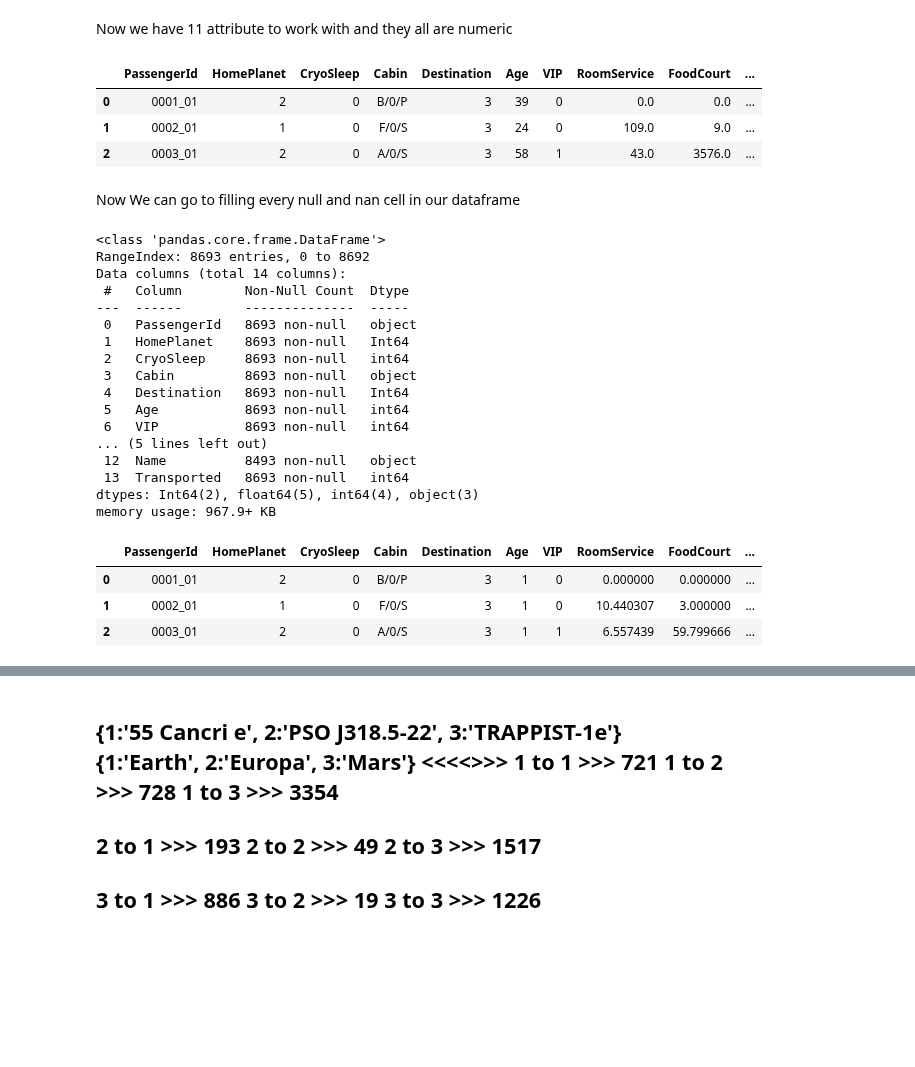
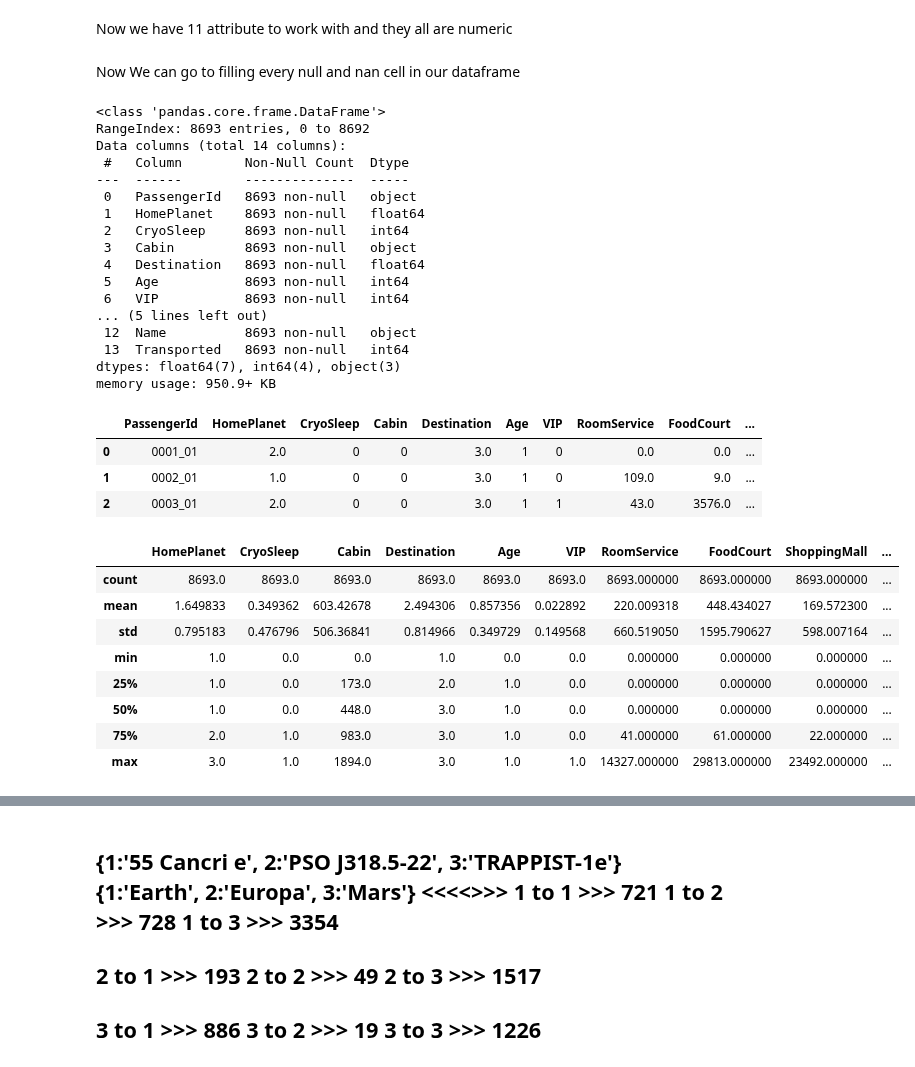
Before and after one commit to Sadeqsoli/SpaceTitanicSurvivors, a Jupyter notebook: spacetitanicsurvivors.ipynb, the cells around one changed output, grey strips where cells are left out. Drawn from its saved outputs; the diff is of its cells as text; code cells hidden in the pictures; blank space fills up the shorter version.

```diff
--- a/spacetitanicsurvivors.ipynb
+++ b/spacetitanicsurvivors.ipynb
@@ -82,13 +92,5 @@ Destination: {'55 Cancri e', 'PSO J318.5-22', 'TRAPPIST-1e', nan}
 letter_to_int = {'A': 1, 'B': 2, 'C': 3, 'D': 4, 'E': 5, 'F': 6, 'G': 7, 'H': 8, 'I': 9, 'J': 10}
 # %% [markdown]
 Now we have 11 attribute to work with and they all are numeric
-# %%
-df[['HomePlanet', 'CryoSleep', 'Destination', 'Age', 'VIP']] = df[['HomePlanet', 'CryoSleep', 'Destination', 'Age', 'VIP']].astype('Int64')
-df.head(3)
-# %% [output]
-|  | PassengerId | HomePlanet | CryoSleep | Cabin | Destination | Age | VIP | RoomService | FoodCourt | ... |
-| 0 | 0001_01 | 2 | 0 | B/0/P | 3 | 39 | 0 | 0.0 | 0.0 | ... |
-| 1 | 0002_01 | 1 | 0 | F/0/S | 3 | 24 | 0 | 109.0 | 9.0 | ... |
-| 2 | 0003_01 | 2 | 0 | A/0/S | 3 | 58 | 1 | 43.0 | 3576.0 | ... |
 # %% [markdown]
 Now We can go to filling every null and nan cell in our dataframe
@@ -102,12 +100,13 @@ df["Destination"].fillna(df["Destination"].mode()[0],inplace=True)
 df["CryoSleep"].fillna(df["CryoSleep"].mode()[0],inplace=True)
 df["Cabin"].fillna(df["Cabin"].mode()[0],inplace=True)
 df["VIP"].fillna(df["VIP"].mode()[0],inplace=True)
+df["Name"].fillna(df["Name"].mode()[0],inplace=True)
 df["Age"].fillna(int(df["Age"].mean()),inplace=True)
-df["RoomService"].fillna(df["RoomService"].mean(),inplace=True)
-df["FoodCourt"].fillna(df["FoodCourt"].mean(),inplace=True)
-df["ShoppingMall"].fillna(df["ShoppingMall"].mean(),inplace=True)
-df["Spa"].fillna(df["Spa"].mean(),inplace=True)
-df["VRDeck"].fillna(df["VRDeck"].mean(),inplace=True)
+df["RoomService"].fillna(df["RoomService"].median(),inplace=True)
+df["FoodCourt"].fillna(df["FoodCourt"].median(),inplace=True)
+df["ShoppingMall"].fillna(df["ShoppingMall"].median(),inplace=True)
+df["Spa"].fillna(df["Spa"].median(),inplace=True)
+df["VRDeck"].fillna(df["VRDeck"].median(),inplace=True)
 df.Age = np.where(df.Age > 15 ,1,0)
 df.VIP = np.where(df.VIP,1,0)
 
@@ -121,32 +120,61 @@ Data columns (total 14 columns):
  #   Column        Non-Null Count  Dtype
 ---  ------        --------------  -----
  0   PassengerId   8693 non-null   object
- 1   HomePlanet    8693 non-null   Int64
+ 1   HomePlanet    8693 non-null   float64
  2   CryoSleep     8693 non-null   int64
  3   Cabin         8693 non-null   object
- 4   Destination   8693 non-null   Int64
+ 4   Destination   8693 non-null   float64
  5   Age           8693 non-null   int64
  6   VIP           8693 non-null   int64
 ... (5 lines left out)
- 12  Name          8493 non-null   object
+ 12  Name          8693 non-null   object
  13  Transported   8693 non-null   int64
-dtypes: Int64(2), float64(5), int64(4), object(3)
-memory usage: 967.9+ KB
+dtypes: float64(7), int64(4), object(3)
+memory usage: 950.9+ KB
+# %%
+#Port or Starboard of the cabins
+df['Port'] = df['Cabin'].str.split('/').str[-1]
+df['Port'].replace('S', 0, inplace=True)
+df['Port'].replace('P', 1, inplace=True)
+
+#Class of the cabins
+df['Place'] = df['Cabin'].str.split('/').str[0]
+letter_to_int = {'A': 1, 'B': 2, 'C': 3, 'D': 4, 'E': 5, 'F': 6, 'G': 7, 'T': 8}
+df['Place'] = df['Place'].map(letter_to_int)
+
+
+#Number of cabins
+df['Cabin'] = df['Cabin'].str.split('/').str[1]
+df['Cabin'] = df['Cabin'].astype('Int64')
+df.head(3)
+# %% [output]
+|  | PassengerId | HomePlanet | CryoSleep | Cabin | Destination | Age | VIP | RoomService | FoodCourt | ... |
+| 0 | 0001_01 | 2.0 | 0 | 0 | 3.0 | 1 | 0 | 0.0 | 0.0 | ... |
+| 1 | 0002_01 | 1.0 | 0 | 0 | 3.0 | 1 | 0 | 109.0 | 9.0 | ... |
+| 2 | 0003_01 | 2.0 | 0 | 0 | 3.0 | 1 | 1 | 43.0 | 3576.0 | ... |
+# %%
+df[['HomePlanet', 'CryoSleep', 'Destination', 'Age', 'VIP', 'Port', 'Place']] = df[['HomePlanet', 'CryoSleep', 'Destination', 'Age', 'VIP', 'Port', 'Place']].astype('Int64')
+df.describe()
+# %% [output]
+|  | HomePlanet | CryoSleep | Cabin | Destination | Age | VIP | RoomService | FoodCourt | ShoppingMall | ... |
+| count | 8693.0 | 8693.0 | 8693.0 | 8693.0 | 8693.0 | 8693.0 | 8693.000000 | 8693.000000 | 8693.000000 | ... |
+| mean | 1.649833 | 0.349362 | 603.42678 | 2.494306 | 0.857356 | 0.022892 | 220.009318 | 448.434027 | 169.572300 | ... |
+| std | 0.795183 | 0.476796 | 506.36841 | 0.814966 | 0.349729 | 0.149568 | 660.519050 | 1595.790627 | 598.007164 | ... |
+| min | 1.0 | 0.0 | 0.0 | 1.0 | 0.0 | 0.0 | 0.000000 | 0.000000 | 0.000000 | ... |
+| 25% | 1.0 | 0.0 | 173.0 | 2.0 | 1.0 | 0.0 | 0.000000 | 0.000000 | 0.000000 | ... |
+| 50% | 1.0 | 0.0 | 448.0 | 3.0 | 1.0 | 0.0 | 0.000000 | 0.000000 | 0.000000 | ... |
+| 75% | 2.0 | 1.0 | 983.0 | 3.0 | 1.0 | 0.0 | 41.000000 | 61.000000 | 22.000000 | ... |
+| max | 3.0 | 1.0 | 1894.0 | 3.0 | 1.0 | 1.0 | 14327.000000 | 29813.000000 | 23492.000000 | ... |
 # %%
 # dfBackup = df
 # dfBackup.head(3)
 # %%
 # Apply square root transformation
-df['RoomService'] = df['RoomService']**0.5
-df['FoodCourt'] = df['FoodCourt']**0.5
-df['ShoppingMall'] = df['ShoppingMall']**0.5
-df['Spa'] = df['Spa']**0.5
-df['VRDeck'] = df['VRDeck']**0.5
-df.head(3)
+# df['RoomService'] = df['RoomService']**0.5
+# df['FoodCourt'] = df['FoodCourt']**0.5
+# df['ShoppingMall'] = df['ShoppingMall']**0.5
+# df['Spa'] = df['Spa']**0.5
+# df['VRDeck'] = df['VRDeck']**0.5
+# df.head(3)
-# %% [output]
-|  | PassengerId | HomePlanet | CryoSleep | Cabin | Destination | Age | VIP | RoomService | FoodCourt | ... |
-| 0 | 0001_01 | 2 | 0 | B/0/P | 3 | 1 | 0 | 0.000000 | 0.000000 | ... |
-| 1 | 0002_01 | 1 | 0 | F/0/S | 3 | 1 | 0 | 10.440307 | 3.000000 | ... |
-| 2 | 0003_01 | 2 | 0 | A/0/S | 3 | 1 | 1 | 6.557439 | 59.799666 | ... |
 # %%
 # # Apply log transformation
```
Also changed, not shown: parts of 19 cells of this notebook.
